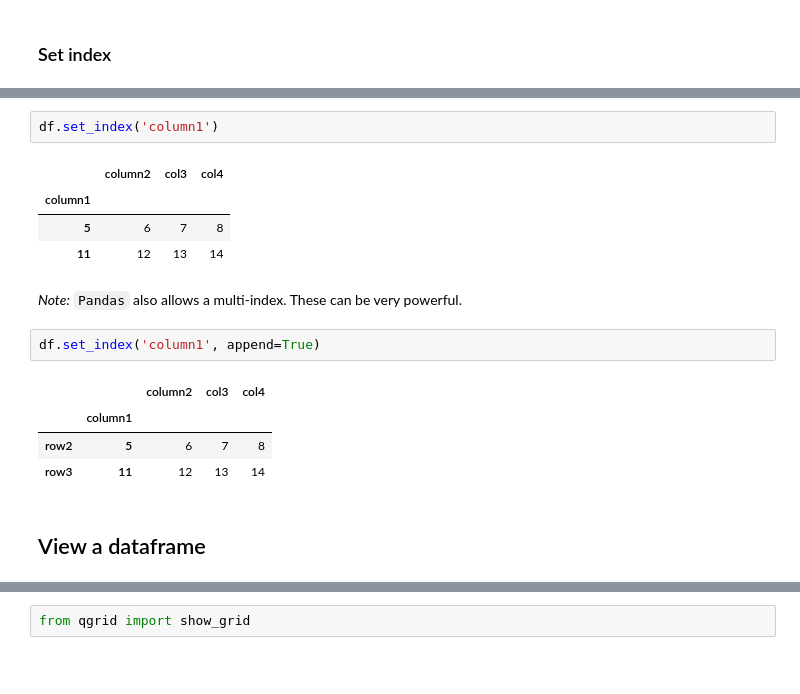
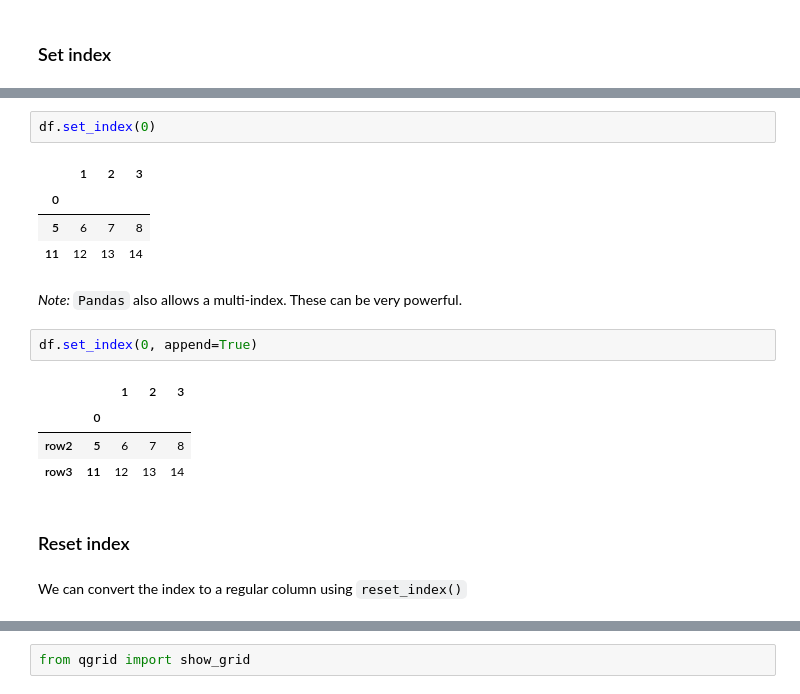
Before and after one commit to TiesdeKok/LearnPythonforResearch, a Jupyter notebook: 2_handling_data.ipynb, the cells around one changed output, grey strips where cells are left out. Cells and saved outputs as stored; diff of their text form; blank space fills up the shorter version.

```diff
--- a/2_handling_data.ipynb
+++ b/2_handling_data.ipynb
@@ -158,18 +169,20 @@ df
 # %%
-df.set_index('column1')
+df.set_index(0)
 # %% [output]
-|  | column2 | col3 | col4 |
-| column1 |  |  |  |
+|  | 1 | 2 | 3 |
+| 0 |  |  |  |
 | 5 | 6 | 7 | 8 |
 | 11 | 12 | 13 | 14 |
 # %% [markdown]
 *Note:* `Pandas` also allows a multi-index. These can be very powerful.
 # %%
-df.set_index('column1', append=True)
+df.set_index(0, append=True)
 # %% [output]
-|  |  | column2 | col3 | col4 |
-|  | column1 |  |  |  |
+|  |  | 1 | 2 | 3 |
+|  | 0 |  |  |  |
 | row2 | 5 | 6 | 7 | 8 |
 | row3 | 11 | 12 | 13 | 14 |
-# %% [markdown]
-## View a dataframe
+# %% [markdown]
+### Reset index
+# %% [markdown]
+We can convert the index to a regular column using `reset_index()`
```
Also changed, not shown: parts of 233 cells of this notebook, 9 other files.
